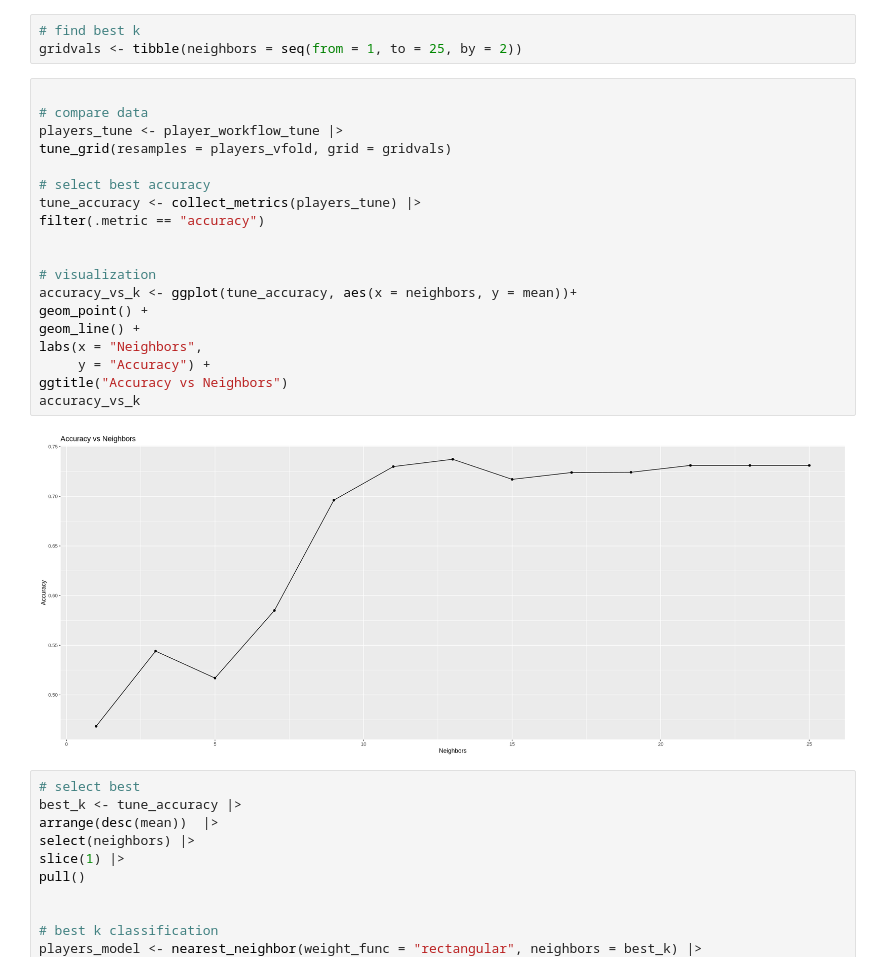
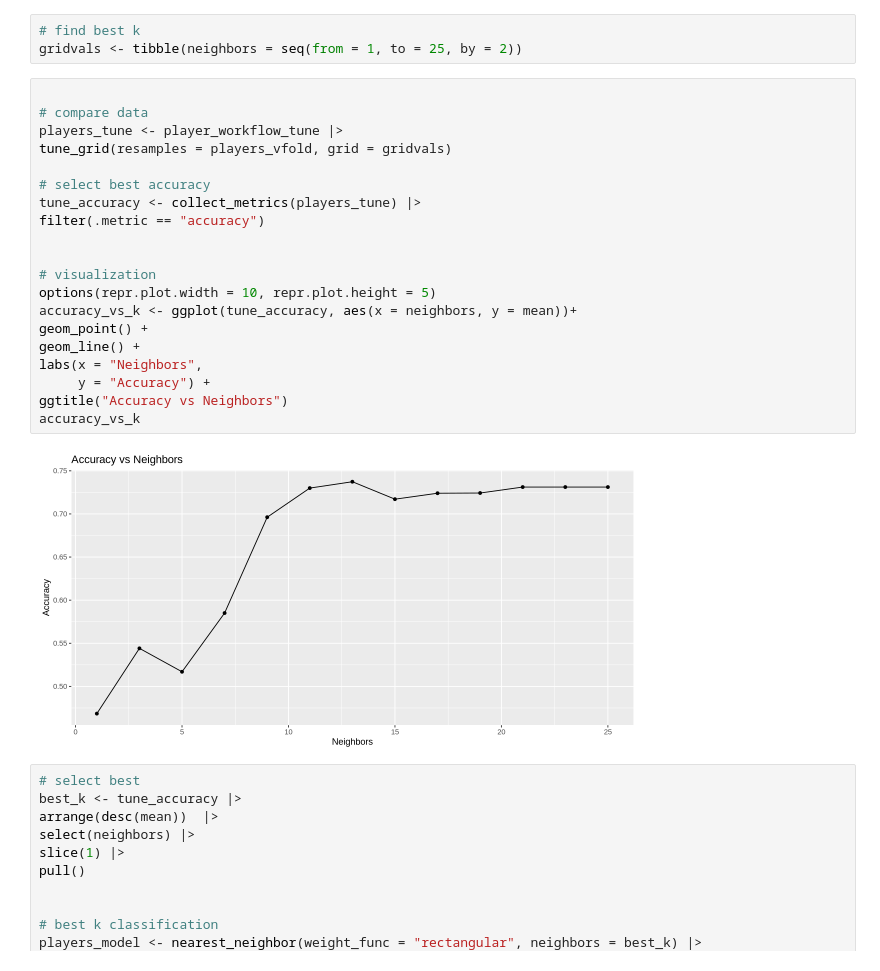
Before and after one commit to AndyHuang36888/GroupProjectDSCI100, a Jupyter notebook: Individual.ipynb, the cells around one changed output. Cells and saved outputs as stored; diff of their text form.

```diff
--- a/Individual.ipynb
+++ b/Individual.ipynb
@@ -229,24 +229,25 @@ gridvals <- tibble(neighbors = seq(from = 1, to = 25, by = 2))
 # %%
 
 # compare data
 players_tune <- player_workflow_tune |>
 tune_grid(resamples = players_vfold, grid = gridvals)
 
 # select best accuracy
 tune_accuracy <- collect_metrics(players_tune) |>
 filter(.metric == "accuracy")
 
 
 # visualization
+options(repr.plot.width = 10, repr.plot.height = 5)
 accuracy_vs_k <- ggplot(tune_accuracy, aes(x = neighbors, y = mean))+
 geom_point() +
 geom_line() +
 labs(x = "Neighbors",
      y = "Accuracy") +
 ggtitle("Accuracy vs Neighbors")
 accuracy_vs_k
 # %% [output]
-[figure, old version]
+[figure, new version]
 # %%
 # select best
 best_k <- tune_accuracy |>
```
Also changed, not shown: parts of 2 cells of this notebook.
